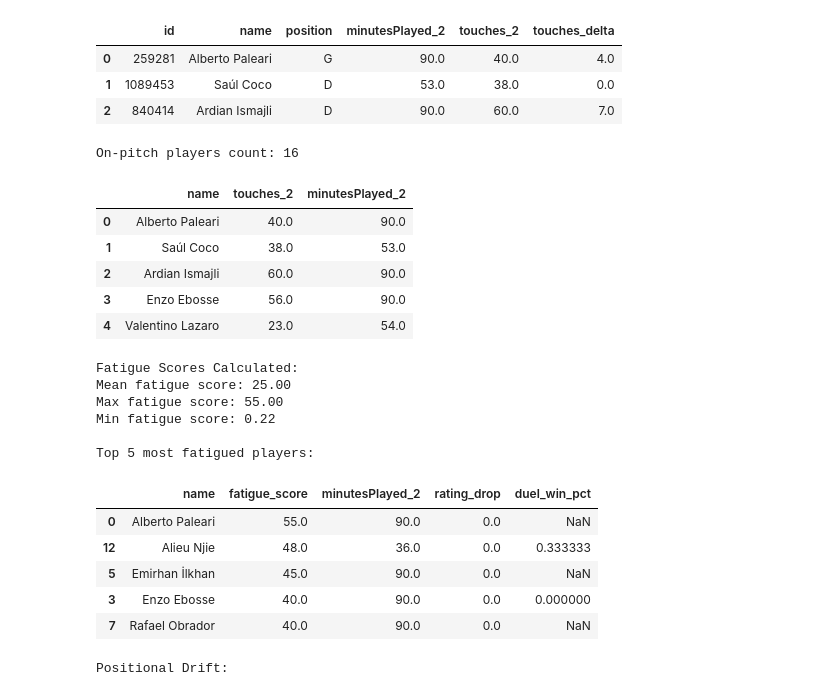
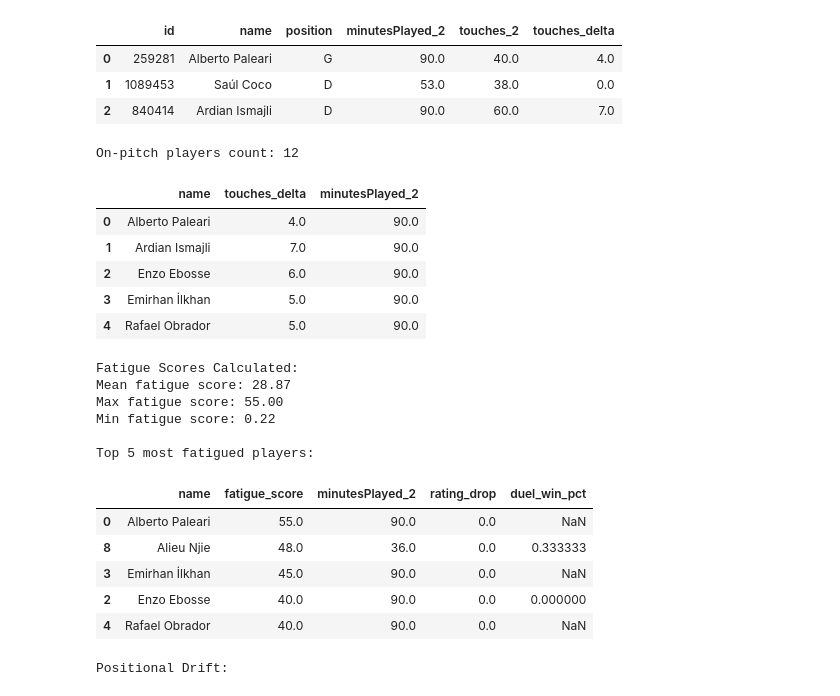
Before and after one commit to AI-Assistant-for-Football-Tactical/AI, a Jupyter notebook: in_match.ipynb, the cells around one changed output. Cells and saved outputs as stored; diff of their text form; code cells hidden in the pictures.

```diff
--- a/in_match.ipynb
+++ b/in_match.ipynb
@@ -847,39 +847,45 @@ Sample player data:
 | 2 | 840414 | Ardian Ismajli | D | 90.0 | 60.0 | 7.0 |
 # %%
 def get_on_pitch_players(player_delta_df, lineups_stats_df):
-    """Filter to players active in this window and merge required cumulative stats."""
-    # Safely filter on-pitch players by touches_2 (snapshot 2 activity)
+    """Filter to players active in this window using touches_delta (not cumulative touches_2).
+
+    touches_delta > 0  → player is on pitch and active in this window
+    touches_delta == 0 → player was subbed OFF before this window (cumulative unchanged)
+    touches_delta NaN  → bench player (never entered)
+    """
+
+    # now touches_delta > 0 (window-level — only truly active players)
     on_pitch = player_delta_df[
-        (player_delta_df['touches_2'].notna() & (player_delta_df['touches_2'] > 0))
+        player_delta_df['touches_delta'].notna() &
+        (player_delta_df['touches_delta'] > 0)
     ].copy()
 
     # Cols to merge - only include those that actually exist
     cols_to_merge = ['id', 'minutesPlayed_2', 'rating_1', 'rating_2']
     cols_to_use = [c for c in cols_to_merge if c in lineups_stats_df.columns]
 
     # Only merge if we have columns to merge
     if cols_to_use:
         on_pitch = on_pitch.merge(
             lineups_stats_df[cols_to_use],
             left_on='id', right_on='id', how='left', suffixes=('', '_merged')
         )
 
     return on_pitch
-
 # Run and Output
 on_pitch = get_on_pitch_players(player_delta, lineups_stats_df)
 print(f"On-pitch players count: {len(on_pitch)}")
 # Check available columns before accessing
-available_cols = [c for c in ['name', 'touches_2', 'minutesPlayed_2'] if c in on_pitch.columns]
+available_cols = [c for c in ['name', 'touches_delta', 'minutesPlayed_2'] if c in on_pitch.columns]
 display(on_pitch[available_cols].head())
 # %% [output]
-On-pitch players count: 16
+On-pitch players count: 12
-|  | name | touches_2 | minutesPlayed_2 |
-| 0 | Alberto Paleari | 40.0 | 90.0 |
-| 1 | Saúl Coco | 38.0 | 53.0 |
-| 2 | Ardian Ismajli | 60.0 | 90.0 |
-| 3 | Enzo Ebosse | 56.0 | 90.0 |
-| 4 | Valentino Lazaro | 23.0 | 54.0 |
+|  | name | touches_delta | minutesPlayed_2 |
+| 0 | Alberto Paleari | 4.0 | 90.0 |
+| 1 | Ardian Ismajli | 7.0 | 90.0 |
+| 2 | Enzo Ebosse | 6.0 | 90.0 |
+| 3 | Emirhan İlkhan | 5.0 | 90.0 |
+| 4 | Rafael Obrador | 5.0 | 90.0 |
 # %%
 def compute_fatigue_score(on_pitch_df):
     """
@@ -904,10 +910,9 @@ def compute_fatigue_score(on_pitch_df):
     df['fatigue_minutes'] = df['fatigue_minutes'].clip(upper=20.0)
 
     # ===== FATIGUE COMPONENT 2: Rating Drop (0-25 points) =====
-    # Lower rating in snap2 vs snap1 = fatigue
+    # now /0.5 (a 0.5 drop = max 25 points — realistic for 10-min windows)
     df['rating_drop'] = df['rating_1'].fillna(6.0) - df['rating_2'].fillna(6.0)
-    # Normalize: 0 drop = 0 points, 1.0 drop = 25 points
-    df['fatigue_rating'] = (df['rating_drop'].clip(lower=0) / 1.0) * 25.0
+    df['fatigue_rating'] = (df['rating_drop'].clip(lower=0) / 0.5) * 25.0
     df['fatigue_rating'] = df['fatigue_rating'].clip(upper=25.0)
 
     # ===== FATIGUE COMPONENT 3: Pass Accuracy in Window (0-20 points) =====
@@ -936,7 +941,6 @@ def compute_fatigue_score(on_pitch_df):
     df['fatigue_score'] = df['fatigue_score'].clip(upper=100.0).fillna(0)
 
     return df
-
 # Run and Output
 fatigue_features = compute_fatigue_score(on_pitch)
 print("Fatigue Scores Calculated:")
@@ -947,17 +951,17 @@ print("\nTop 5 most fatigued players:")
 display(fatigue_features[['name', 'fatigue_score', 'minutesPlayed_2', 'rating_drop', 'duel_win_pct']].nlargest(5, 'fatigue_score'))
 # %% [output]
 Fatigue Scores Calculated:
-Mean fatigue score: 25.00
+Mean fatigue score: 28.87
 Max fatigue score: 55.00
 Min fatigue score: 0.22
 
 Top 5 most fatigued players:
 |  | name | fatigue_score | minutesPlayed_2 | rating_drop | duel_win_pct |
 | 0 | Alberto Paleari | 55.0 | 90.0 | 0.0 | NaN |
-| 12 | Alieu Njie | 48.0 | 36.0 | 0.0 | 0.333333 |
-| 5 | Emirhan İlkhan | 45.0 | 90.0 | 0.0 | NaN |
-| 3 | Enzo Ebosse | 40.0 | 90.0 | 0.0 | 0.000000 |
-| 7 | Rafael Obrador | 40.0 | 90.0 | 0.0 | NaN |
+| 8 | Alieu Njie | 48.0 | 36.0 | 0.0 | 0.333333 |
+| 3 | Emirhan İlkhan | 45.0 | 90.0 | 0.0 | NaN |
+| 2 | Enzo Ebosse | 40.0 | 90.0 | 0.0 | 0.000000 |
+| 4 | Rafael Obrador | 40.0 | 90.0 | 0.0 | NaN |
 # %%
 def compute_positional_drift(heatmaps_delta_df, grid_cols=6, grid_rows=4):
     """Analyzes spatial drift using centroid shifts from the heatmap delta."""
```
Also changed, not shown: parts of 6 cells of this notebook, 1 other file.
